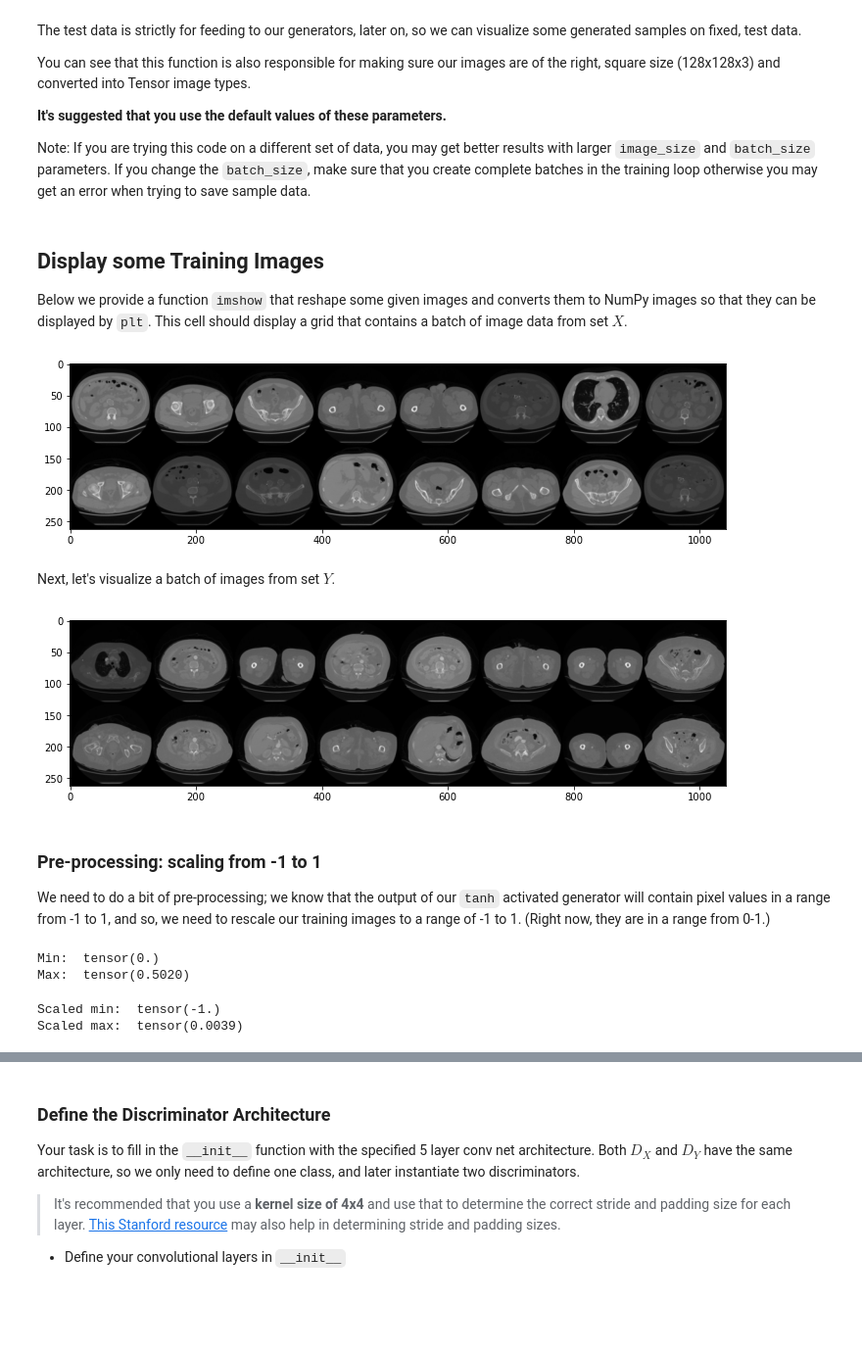
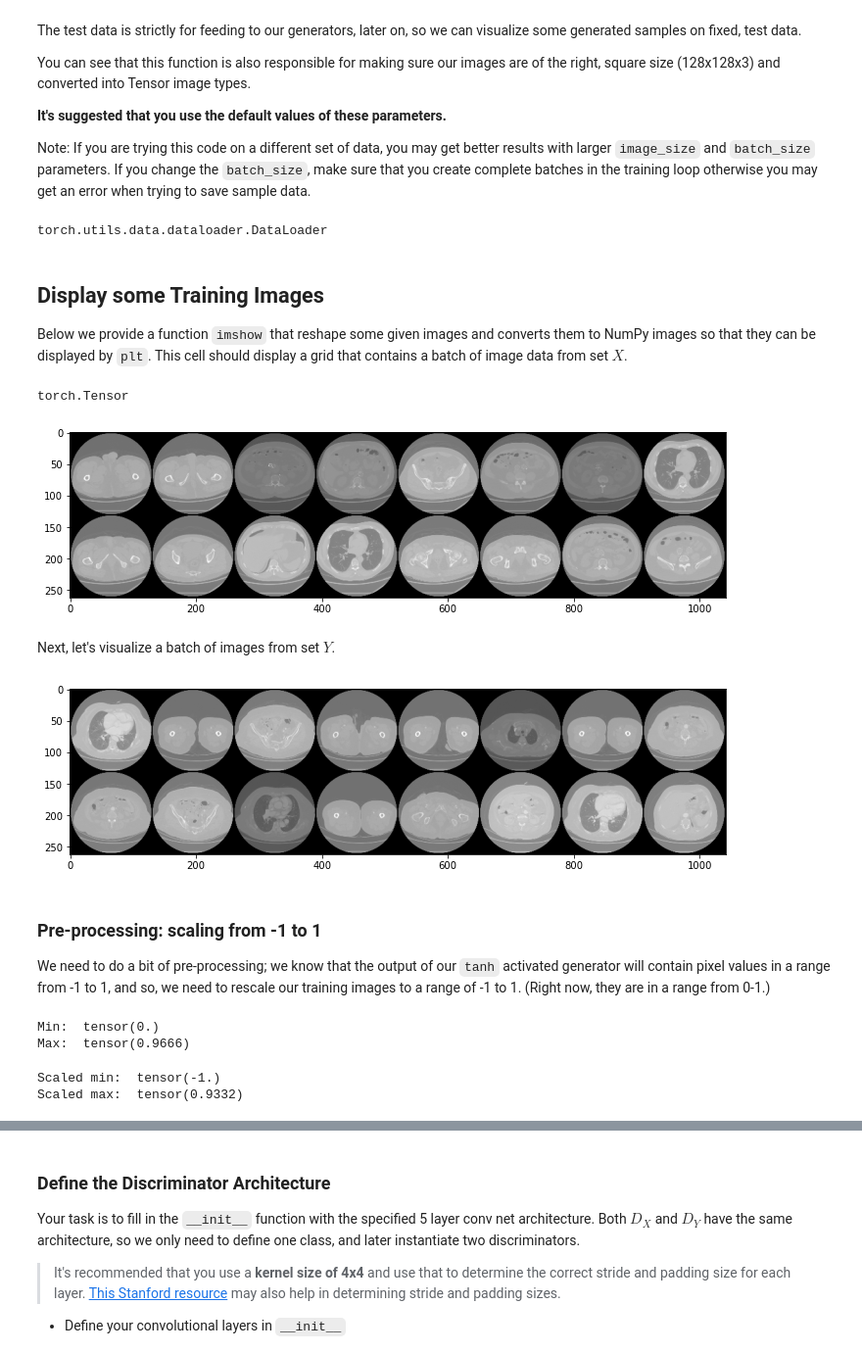
Before and after one commit to hvillamardev/dicom-cycle-gan, a Jupyter notebook: CycleGAN_Solution.ipynb, the cells around one changed output, grey strips where cells are left out. Shown: that part at 98% size. Cells and saved outputs as stored; diff of their text form; code cells hidden in the pictures; blank space fills up the shorter version.

Commit message:
Se agrego carga del checkpoint, Se agregor carga de imagenes DICOM DataLoader

```diff
--- a/CycleGAN_Solution.ipynb
+++ b/CycleGAN_Solution.ipynb
@@ -98,6 +100,27 @@ def get_data_loader(image_type, image_dir=Params.path_jpg,
 # image_type = directory names for our data
 dataloader_X, test_dataloader_X = get_data_loader(image_type='SIMPLE')
 dataloader_Y, test_dataloader_Y = get_data_loader(image_type='ANGIO')
+# %%
+def get_data_loader_dcm(image_type, image_dir=Params.path_abs,
+                    image_size=128, batch_size=16, num_workers=0):
+
+    image_path = image_dir
+    train_path = os.path.join(image_path, 'DCM')
+    test_path = os.path.join(image_path, 'DCM')
+
+    train_set = DicomDataset(train_path, image_type)
+    test_set = DicomDataset(test_path, 'test_{}'.format(image_type))
+    train_loader = DataLoader(train_set, batch_size=batch_size, shuffle=True, num_workers=num_workers)
+    test_loader = DataLoader(test_set, batch_size=batch_size, shuffle=False, num_workers=num_workers)
+
+    return train_loader, test_loader
+# %%
+dataloader_X, test_dataloader_X = get_data_loader_dcm(image_type='0')
+dataloader_Y, test_dataloader_Y = get_data_loader_dcm(image_type='1')
+
+type(dataloader_X)
+# %% [output]
+torch.utils.data.dataloader.DataLoader
 # %% [markdown]
 ## Display some Training Images
 
@@ -105,20 +128,26 @@ Below we provide a function `imshow` that reshape some given images and converts
 # %%
 # helper imshow function
 def imshow(img):
     npimg = img.numpy()
+    #npimg = (npimg - np.min(npimg))/np.ptp(npimg)
     plt.imshow(np.transpose(npimg, (1, 2, 0)))
 
 
 # get some images from X
 dataiter = iter(dataloader_X)
 # the "_" is a placeholder for no labels
 images, _ = dataiter.next()
 
 # show images
 fig = plt.figure(figsize=(12, 8))
+#imshow(torchvision.utils.make_grid(images))
+
 imshow(torchvision.utils.make_grid(images))
+
+type(torchvision.utils.make_grid(images))
 # %% [output]
+torch.Tensor
-[figure, old version]
+[figure, new version]
 # %% [markdown]
 Next, let's visualize a batch of images from set $Y$.
 # %%
@@ -130,7 +159,7 @@ images, _ = dataiter.next()
 fig = plt.figure(figsize=(12,8))
 imshow(torchvision.utils.make_grid(images))
 # %% [output]
-[figure, old version]
+[figure, new version]
 # %% [markdown]
 ### Pre-processing: scaling from -1 to 1
 
@@ -143,7 +172,7 @@ print('Min: ', img.min())
 print('Max: ', img.max())
 # %% [output]
 Min:  tensor(0.)
-Max:  tensor(0.5020)
+Max:  tensor(0.9666)
 # %%
 # helper scale function
 def scale(x, feature_range=(-1, 1)):
@@ -163,7 +192,7 @@ print('Scaled min: ', scaled_img.min())
 print('Scaled max: ', scaled_img.max())
 # %% [output]
 Scaled min:  tensor(-1.)
-Scaled max:  tensor(0.0039)
+Scaled max:  tensor(0.9332)
 # %% [markdown]
 ---
 ## Define the Model
```
Also changed, not shown: parts of 13 cells of this notebook, 3 other files.
